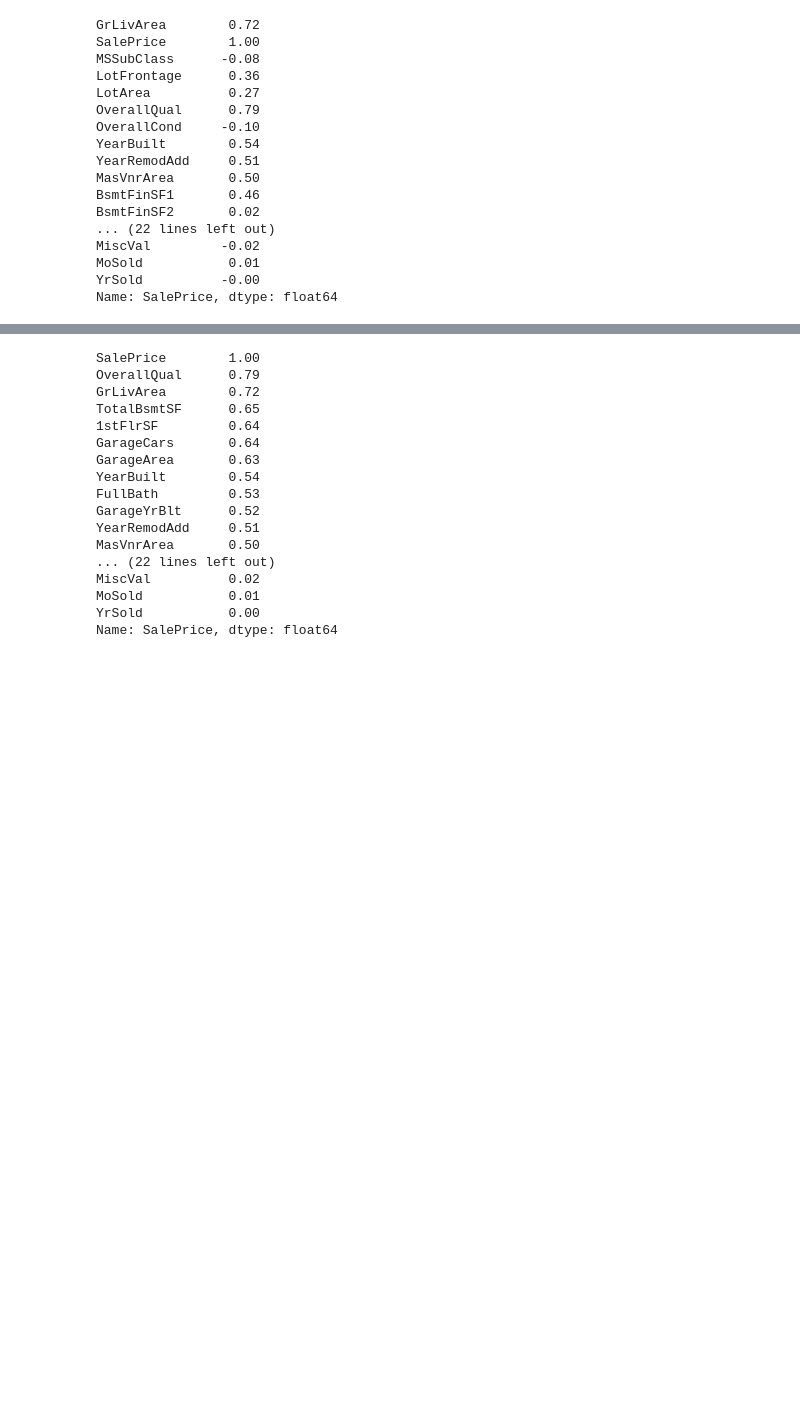
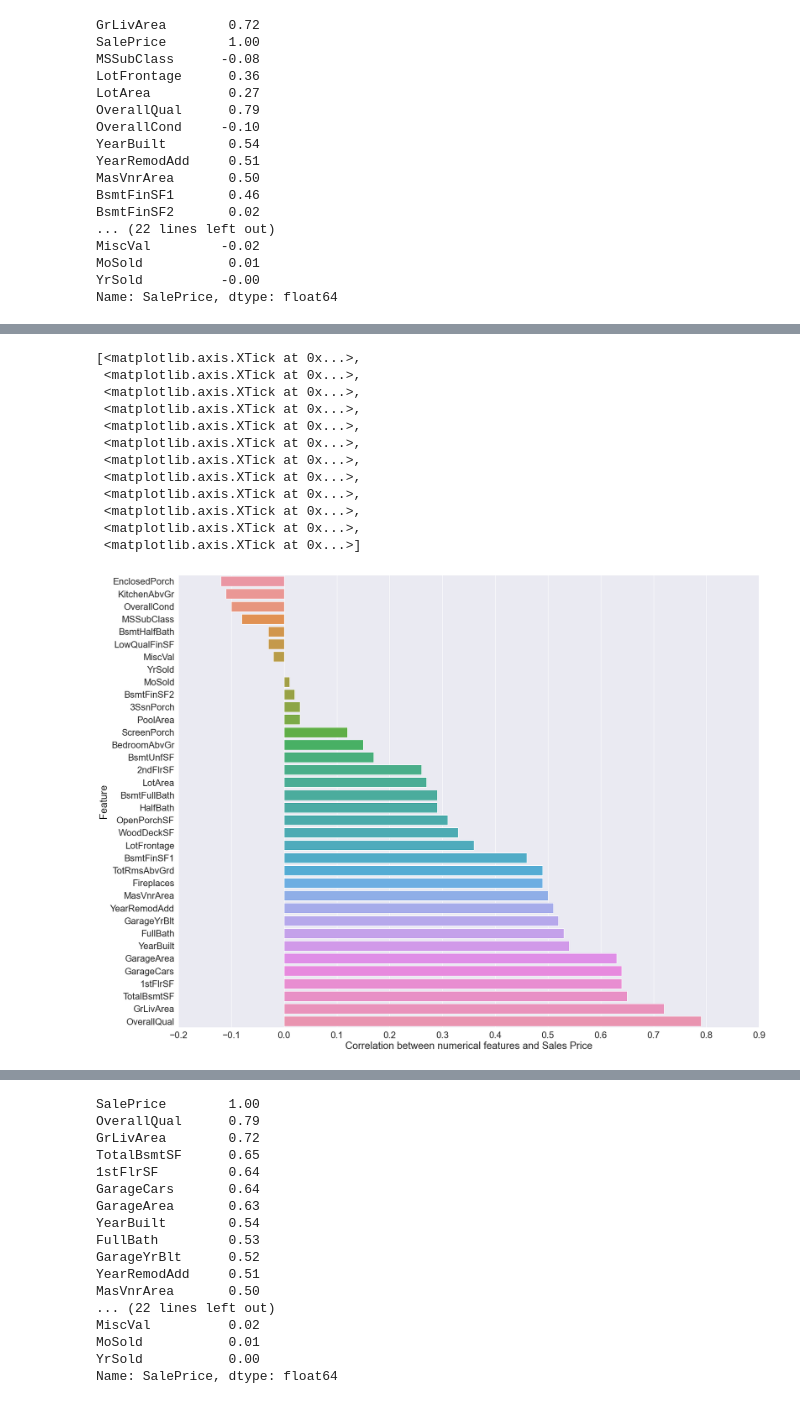
Before and after one commit to amandamanfredo1/Machine_Learning_Ames_Housing_Kaggle, a Jupyter notebook: Chance/Project 3 - Chance.ipynb, the cells around one changed output, grey strips where cells are left out. Drawn from its saved outputs; the diff is of its cells as text; code cells hidden in the pictures; blank space fills up the shorter version.

```diff
--- a/Chance/Project 3 - Chance.ipynb
+++ b/Chance/Project 3 - Chance.ipynb
@@ -80,3 +80,18 @@ MiscVal         -0.02
 MoSold           0.01
 YrSold          -0.00
 Name: SalePrice, dtype: float64
+# %%
+#Copy the cormax table and take out SalePrice, our target column
+cormax_plot=cormax.copy()
+cormax_plot=cormax_plot[cormax_plot.index!='SalePrice']
+# %%
+#Make a Data Frame from the updated cormax_plot table
+
+cormax_plot=pd.DataFrame(np.concatenate((np.array(cormax_plot.index.tolist()).reshape(-1,1),
+                                         np.array(cormax_plot.tolist()).reshape(-1,1)),axis=1))
+# %%
+#Change column names of the cormax_plot table
+cormax_plot.columns=['Feature','Correlation between numerical features and Sales Price']
+# %%
+cormax_plot['Correlation between numerical features and Sales Price']=pd.to_numeric(cormax_plot[
+    'Correlation between numerical features and Sales Price'])
@@ -82,0 +118,20 @@ Name: SalePrice, dtype: float64
+# %%
+fig = plt.figure(figsize=(25, 20))
+ax = sns.barplot(x=cormax_plot['Correlation between numerical features and Sales Price'], y=cormax_plot.Feature, data=cormax_plot,
+                 order=cormax_plot.sort_values('Correlation between numerical features and Sales Price').Feature)
+sns.set(font_scale=2)
+ax.xaxis.set_ticks(np.arange(-0.2,1,0.1))
+# %% [output]
+[<matplotlib.axis.XTick at 0x...>,
+ <matplotlib.axis.XTick at 0x...>,
+ <matplotlib.axis.XTick at 0x...>,
+ <matplotlib.axis.XTick at 0x...>,
+ <matplotlib.axis.XTick at 0x...>,
+ <matplotlib.axis.XTick at 0x...>,
+ <matplotlib.axis.XTick at 0x...>,
+ <matplotlib.axis.XTick at 0x...>,
+ <matplotlib.axis.XTick at 0x...>,
+ <matplotlib.axis.XTick at 0x...>,
+ <matplotlib.axis.XTick at 0x...>,
+ <matplotlib.axis.XTick at 0x...>]
+[figure, added]
```
Also changed, not shown: parts of 53 cells of this notebook.
